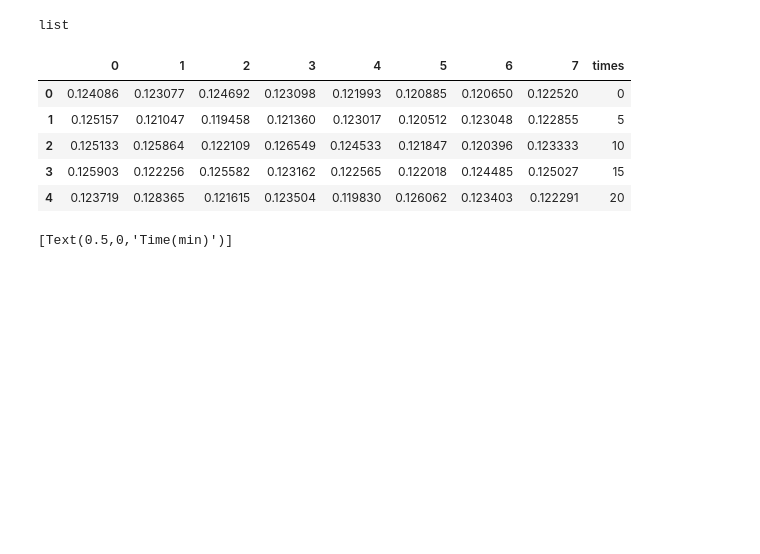
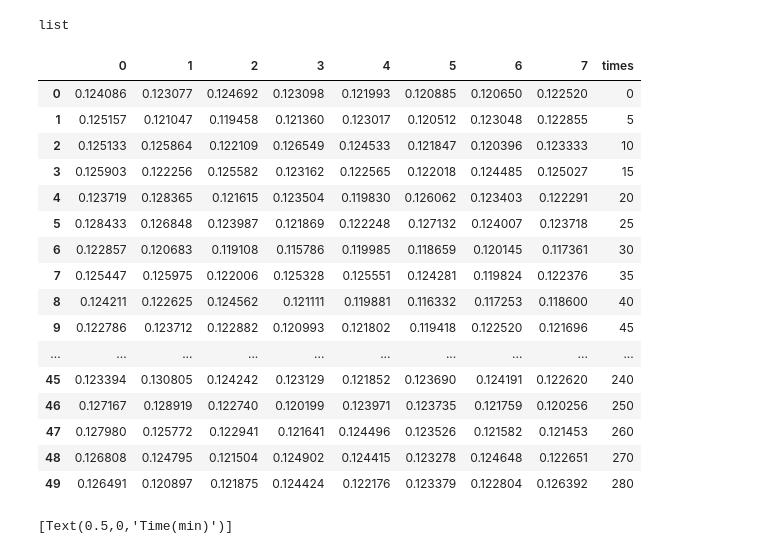
Before and after one commit to RotoPower/hmm-for-industries-study, a Jupyter notebook: HMM Bearing.ipynb, the cells around one changed output. Saved outputs shown, nothing was run; the diff lists cells and outputs as text; code cells hidden in the pictures; blank space fills up the shorter version.

```diff
--- a/HMM Bearing.ipynb
+++ b/HMM Bearing.ipynb
@@ -64,14 +64,25 @@ list
 # %%
 # masukkan ke dalam pandas data
 data['times'] = pd.Series(minutes).values
-data.head()
+data.head(50)
 # %% [output]
 |  | 0 | 1 | 2 | 3 | 4 | 5 | 6 | 7 | times |
 | 0 | 0.124086 | 0.123077 | 0.124692 | 0.123098 | 0.121993 | 0.120885 | 0.120650 | 0.122520 | 0 |
 | 1 | 0.125157 | 0.121047 | 0.119458 | 0.121360 | 0.123017 | 0.120512 | 0.123048 | 0.122855 | 5 |
 | 2 | 0.125133 | 0.125864 | 0.122109 | 0.126549 | 0.124533 | 0.121847 | 0.120396 | 0.123333 | 10 |
 | 3 | 0.125903 | 0.122256 | 0.125582 | 0.123162 | 0.122565 | 0.122018 | 0.124485 | 0.125027 | 15 |
 | 4 | 0.123719 | 0.128365 | 0.121615 | 0.123504 | 0.119830 | 0.126062 | 0.123403 | 0.122291 | 20 |
+| 5 | 0.128433 | 0.126848 | 0.123987 | 0.121869 | 0.122248 | 0.127132 | 0.124007 | 0.123718 | 25 |
+| 6 | 0.122857 | 0.120683 | 0.119108 | 0.115786 | 0.119985 | 0.118659 | 0.120145 | 0.117361 | 30 |
+| 7 | 0.125447 | 0.125975 | 0.122006 | 0.125328 | 0.125551 | 0.124281 | 0.119824 | 0.122376 | 35 |
+| 8 | 0.124211 | 0.122625 | 0.124562 | 0.121111 | 0.119881 | 0.116332 | 0.117253 | 0.118600 | 40 |
+| 9 | 0.122786 | 0.123712 | 0.122882 | 0.120993 | 0.121802 | 0.119418 | 0.122520 | 0.121696 | 45 |
+| ... | ... | ... | ... | ... | ... | ... | ... | ... | ... |
+| 45 | 0.123394 | 0.130805 | 0.124242 | 0.123129 | 0.121852 | 0.123690 | 0.124191 | 0.122620 | 240 |
+| 46 | 0.127167 | 0.128919 | 0.122740 | 0.120199 | 0.123971 | 0.123735 | 0.121759 | 0.120256 | 250 |
+| 47 | 0.127980 | 0.125772 | 0.122941 | 0.121641 | 0.124496 | 0.123526 | 0.121582 | 0.121453 | 260 |
+| 48 | 0.126808 | 0.124795 | 0.121504 | 0.124902 | 0.124415 | 0.123278 | 0.124648 | 0.122651 | 270 |
+| 49 | 0.126491 | 0.120897 | 0.121875 | 0.124424 | 0.122176 | 0.123379 | 0.122804 | 0.126392 | 280 |
 # %%
 import matplotlib.pyplot as plt
 from matplotlib import cm
```
Also changed, not shown: parts of 4 cells of this notebook, 1 other file.
